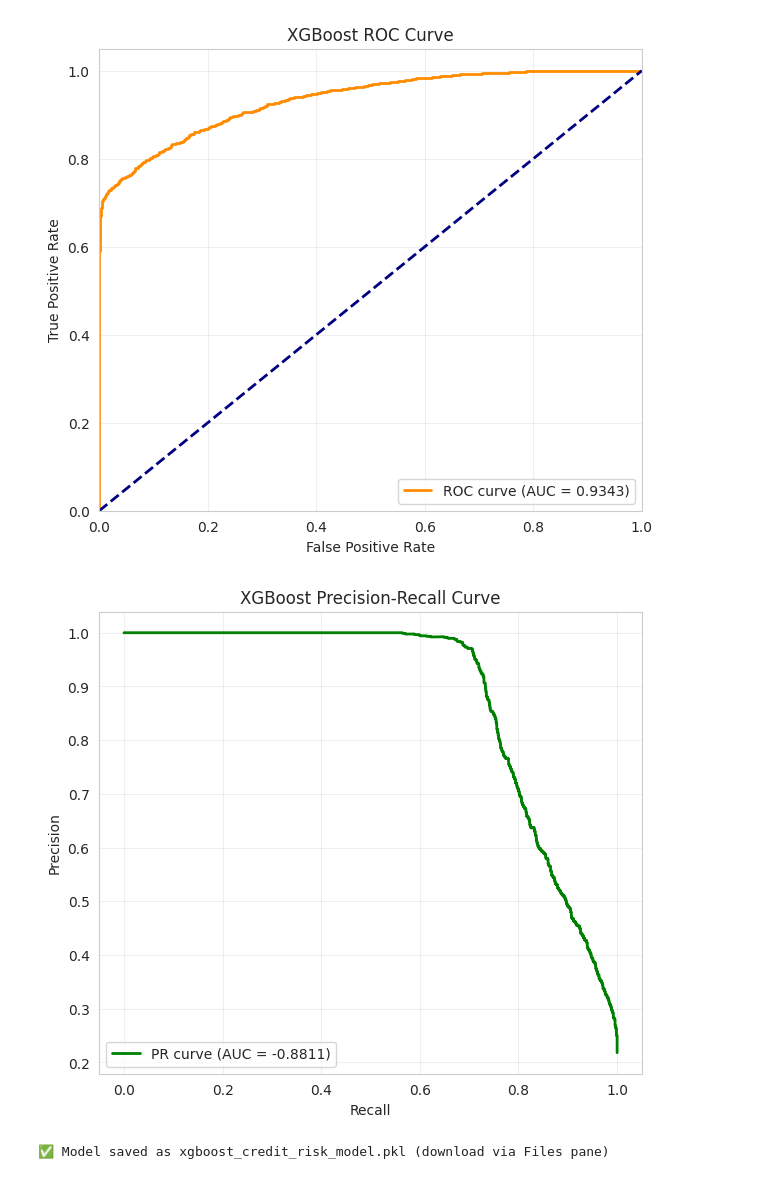
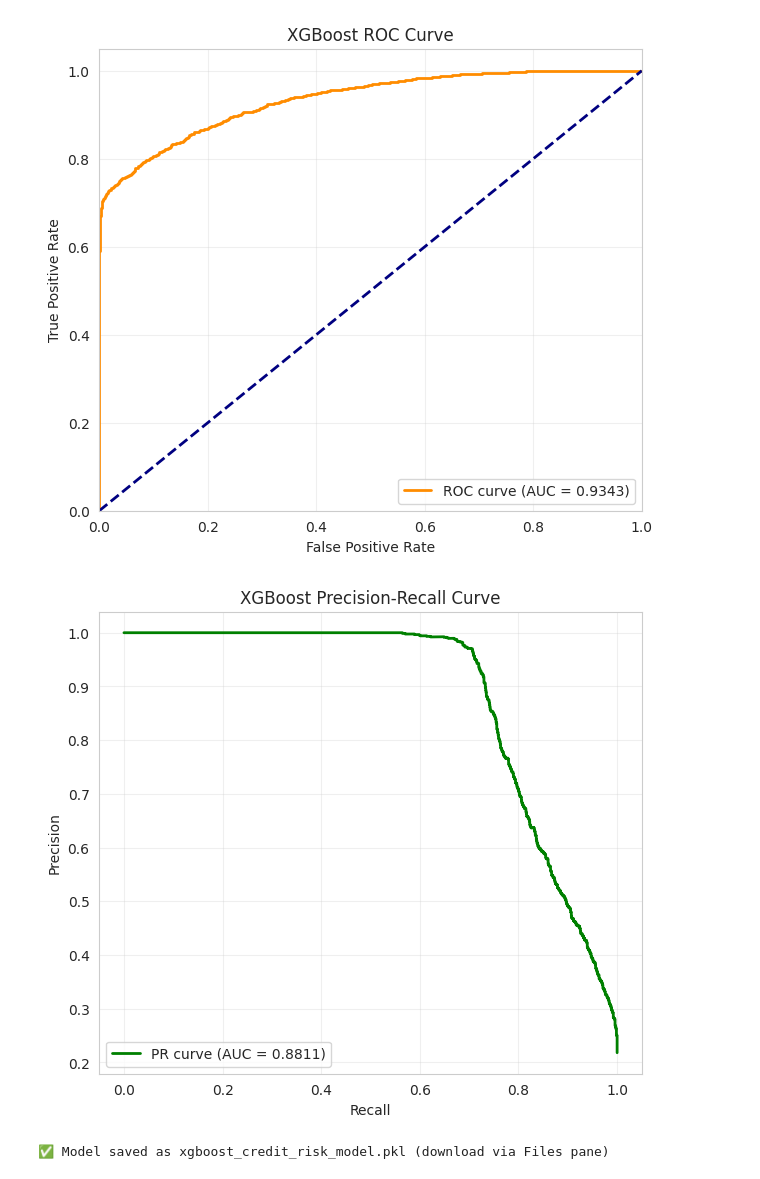
Before and after one commit to GurionRamapoguSajeevan/credit-risk-modeling-ML-pipeline, a Jupyter notebook: Credit_risk_main_code.ipynb, the cells around one changed output. Saved outputs shown, nothing was run; the diff lists cells and outputs as text; code cells hidden in the pictures.

Commit message:
corrected recall integration 0 -> 1 and not 1 -> 0

```diff
--- a/Credit_risk_main_code.ipynb
+++ b/Credit_risk_main_code.ipynb
@@ -576,20 +576,24 @@ plt.show()
 [figure]
 # %%
 # ─── 3. Precision-Recall Curve ───────────────────────────────────────────
+from sklearn.metrics import auc
+
 precision, recall, _ = precision_recall_curve(y_test, y_prob_xgb)
-pr_auc = np.trapz(precision, recall)   # or use auc(recall, precision) if not shadowed
+pr_auc = auc(recall, precision)
+
+#pr_auc = np.trapz(precision, recall)   # or use auc(recall, precision) if not shadowed
 
 plt.figure(figsize=(7, 6))
 plt.plot(recall, precision, color='green', lw=2,
          label=f'PR curve (AUC = {pr_auc:.4f})')
 plt.xlabel('Recall')
 plt.ylabel('Precision')
 plt.title('XGBoost Precision-Recall Curve')
 plt.legend(loc="best")
 plt.grid(True, alpha=0.3)
 plt.show()
 # %% [output]
-[figure, old version]
+[figure, new version]
 # %%
 # Save best model (XGBoost) as .pkl (for Streamlit later - download it)
 joblib.dump(xgb, 'xgboost_credit_risk_model.pkl')
```
